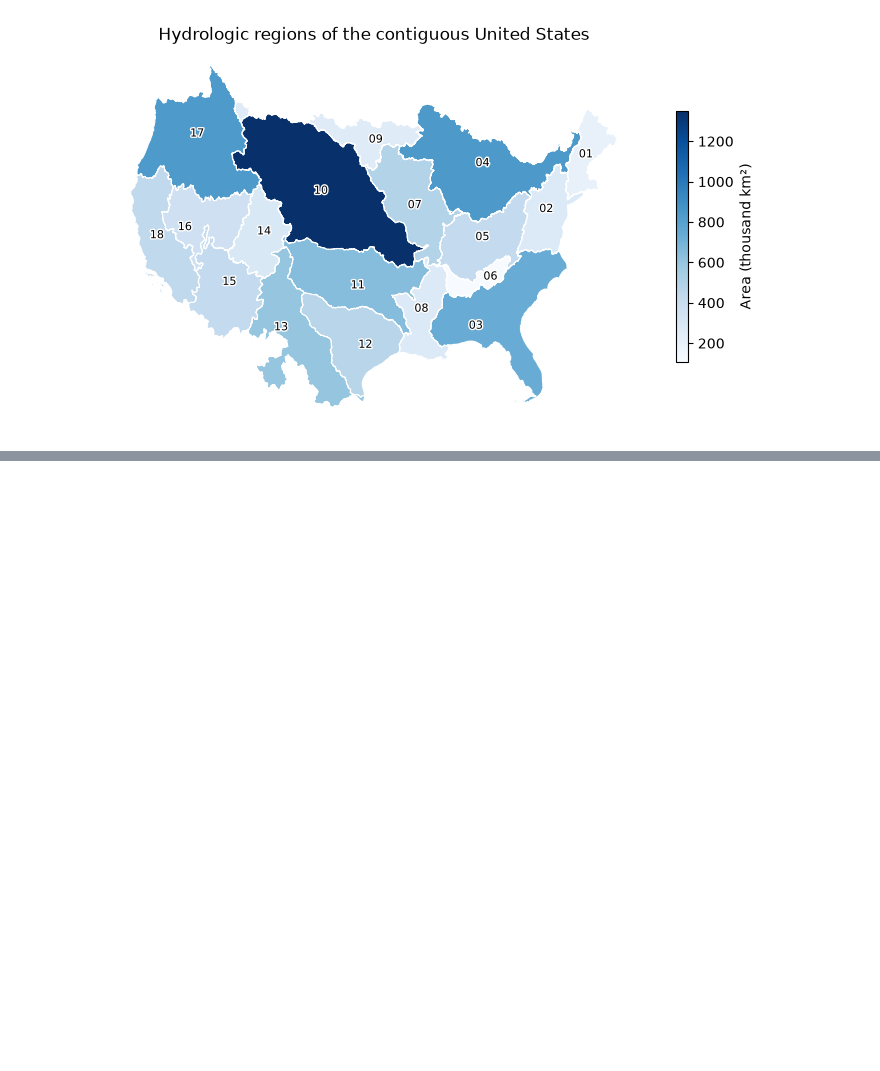
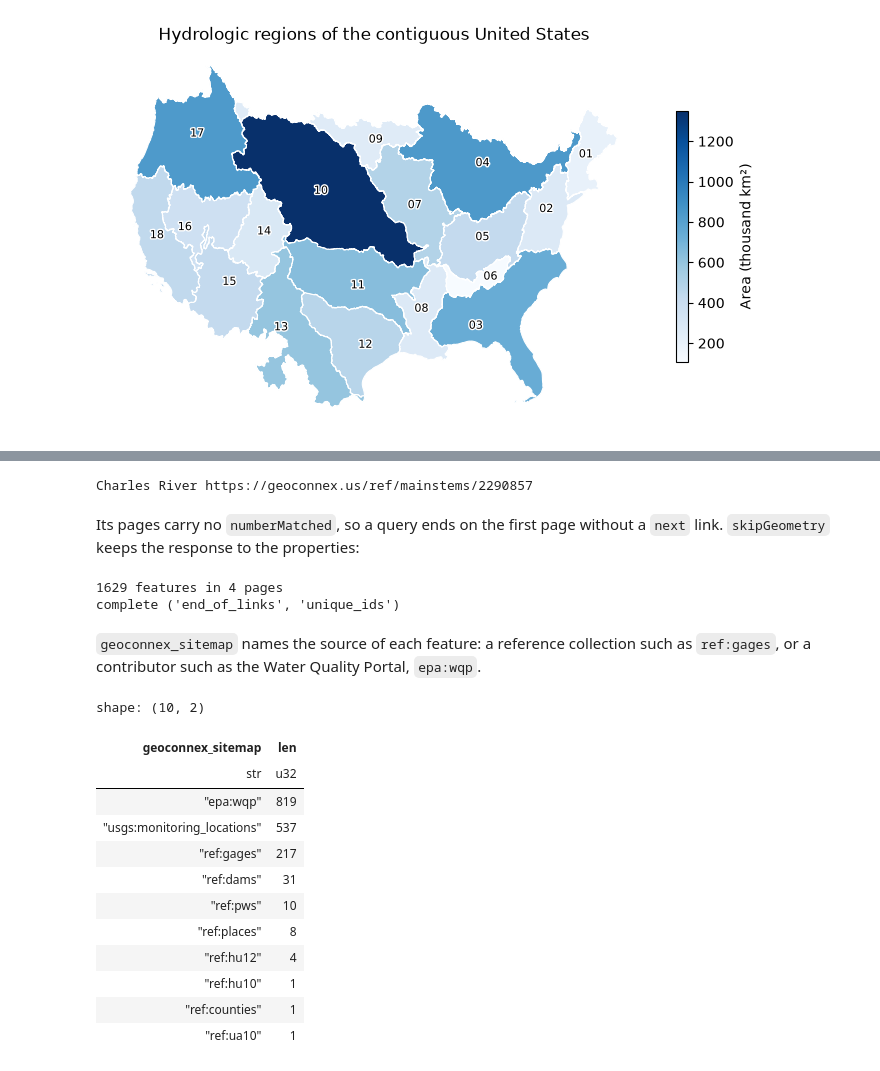
Before and after one commit to hyriver/water-ogcapi, a Jupyter notebook: docs/examples/geoconnex.ipynb, the cells around one changed output, grey strips where cells are left out. Cells and saved outputs as stored; diff of their text form; code cells hidden in the pictures; blank space fills up the shorter version.

```diff
--- a/docs/examples/geoconnex.ipynb
+++ b/docs/examples/geoconnex.ipynb
@@ -130,2 +140,41 @@ plt.tight_layout()
 # %%
-gc.close()
+from water_ogcapi import GeoConnexFeatures
+
+gcf = GeoConnexFeatures()
+river = gc.item("mainstems", "2290857").body or {}
+print(river["properties"]["name_at_outlet"], river["properties"]["uri"])
+# %% [output]
+Charles River https://geoconnex.us/ref/mainstems/2290857
+# %% [markdown]
+Its pages carry no `numberMatched`, so a query ends on the first page without a `next`
+link. `skipGeometry` keeps the response to the properties:
+# %%
+on_river = gcf.collect(
+    "GeoconnexFeatures",
+    params={"mainstem_uri": river["properties"]["uri"], "skipGeometry": "true"},
+)
+print(len(on_river.geojson["features"]), "features in", on_river.pagination.page_count, "pages")
+print(on_river.pagination.completeness, on_river.pagination.checks)
+# %% [output]
+1629 features in 4 pages
+complete ('end_of_links', 'unique_ids')
+# %% [markdown]
+`geoconnex_sitemap` names the source of each feature: a reference collection such as
+`ref:gages`, or a contributor such as the Water Quality Portal, `epa:wqp`.
+# %%
+features = pl.DataFrame(on_river.to_arrow())
+features.group_by("geoconnex_sitemap").len().sort("len", descending=True)
+# %% [output]
+shape: (10, 2)
+| geoconnex_sitemap | len |
+| str | u32 |
+| "epa:wqp" | 819 |
+| "usgs:monitoring_locations" | 537 |
+| "ref:gages" | 217 |
+| "ref:dams" | 31 |
+| "ref:pws" | 10 |
+| "ref:places" | 8 |
+| "ref:hu12" | 4 |
+| "ref:hu10" | 1 |
+| "ref:counties" | 1 |
+| "ref:ua10" | 1 |
```
Also changed, not shown: parts of 8 cells of this notebook, 1 other file.
